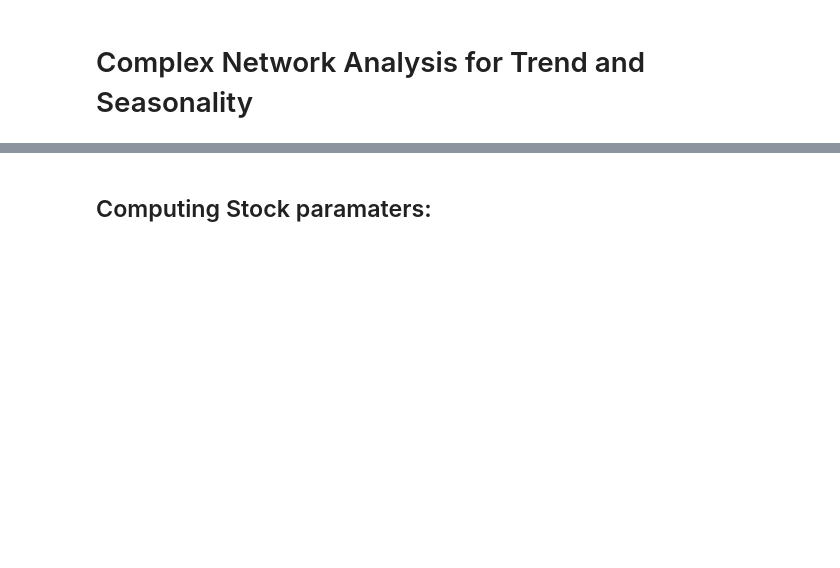
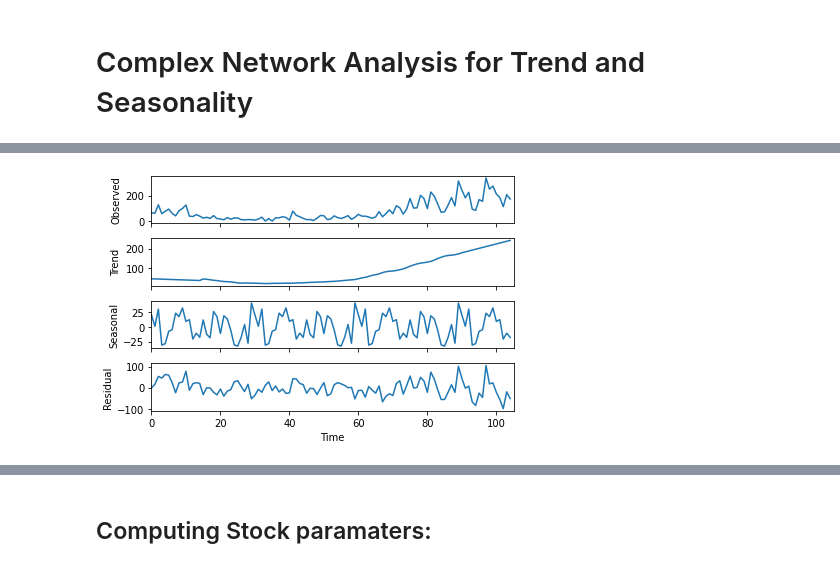
Before and after one commit to gandhimonil9823/Covid_Stock_Analysis, a Jupyter notebook: Covid_Stock.ipynb, the cells around one changed output, grey strips where cells are left out. Saved outputs shown, nothing was run; the diff lists cells and outputs as text; code cells hidden in the pictures; blank space fills up the shorter version.

```diff
--- a/Covid_Stock.ipynb
+++ b/Covid_Stock.ipynb
@@ -374 +287,9 @@ KeyboardInterrupt: ignored
+# %%
+decomposition_seasonal= seasonal_decompose(df_santa_clara_date["New_cases"].values, freq=30, extrapolate_trend='freq')
+residual = decomposition_seasonal.resid
+seasonal = decomposition_seasonal.seasonal
+trend = decomposition_seasonal.trend
+fig = decomposition_seasonal.plot()
+# %% [output]
+[figure, added]
 # %%
```
Also changed, not shown: parts of 53 cells of this notebook.
